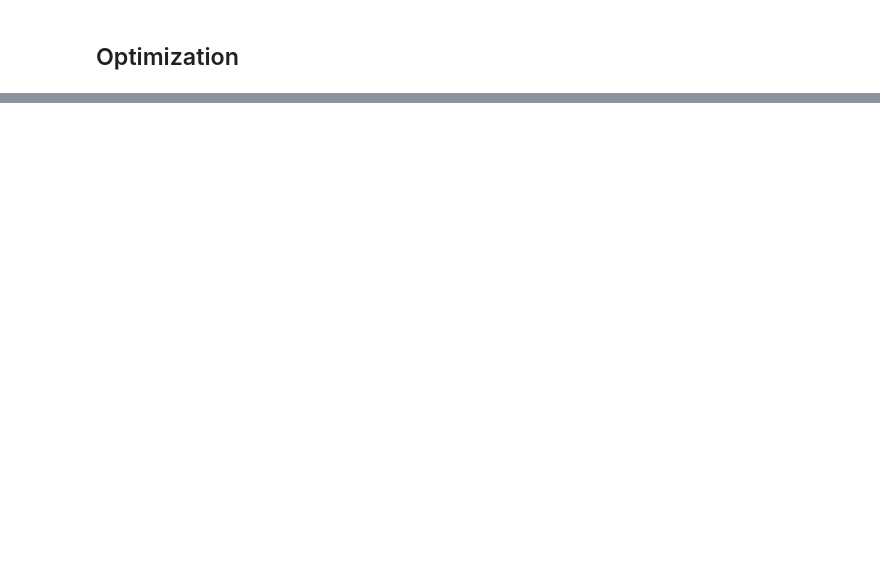
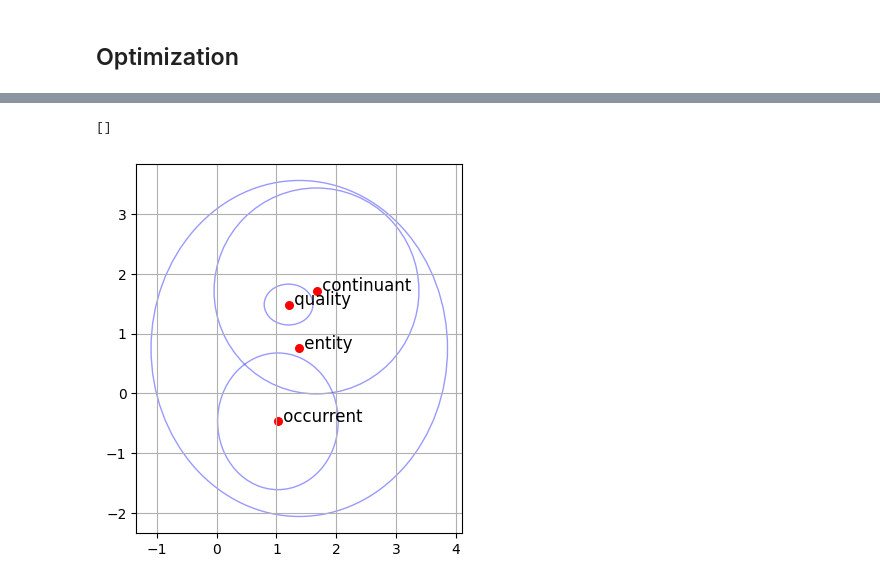
Before and after one commit to SamirKipper/Ontopo, a Jupyter notebook: src/test.ipynb, the cells around one changed output, grey strips where cells are left out. Cells and saved outputs as stored; diff of their text form; code cells hidden in the pictures; blank space fills up the shorter version.

```diff
--- a/src/test.ipynb
+++ b/src/test.ipynb
@@ -179,0 +162,13 @@ plt.plot()
+# %%
+figs, axs = plt.subplots()
+for k, v in optimized.items():
+    class_e = NamedClass(iri = k, store = bfo.store)
+    if class_e.iri == "http://purl.obolibrary.org/obo/BFO_0000001" or class_e.iri == "http://purl.obolibrary.org/obo/BFO_0000002" or class_e.iri == "http://purl.obolibrary.org/obo/BFO_0000003" or class_e.iri == "http://purl.obolibrary.org/obo/BFO_0000019":
+        mu_2d = v.mu.detach().cpu().numpy()
+        cov_2d = v.cov().detach().cpu().numpy()
+        plot_region(mu_2d, cov_2d, label = str(NamedClass(iri = k, store = bfo.store)), n_std=2.0, ax=axs)
+
+plt.plot()
+# %% [output]
+[]
+[figure, added]
```
Also changed, not shown: parts of 3 cells of this notebook, 1 other file.
